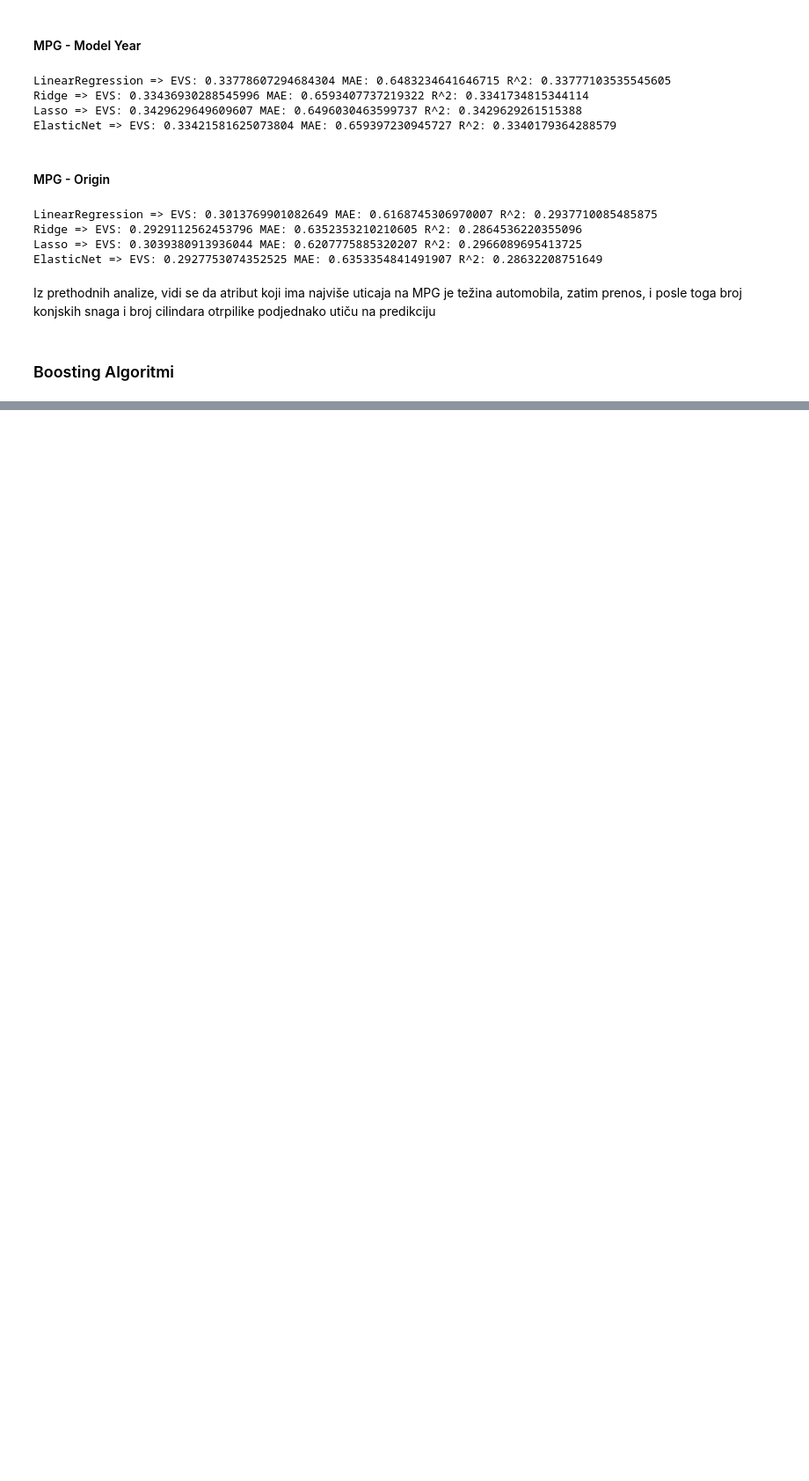
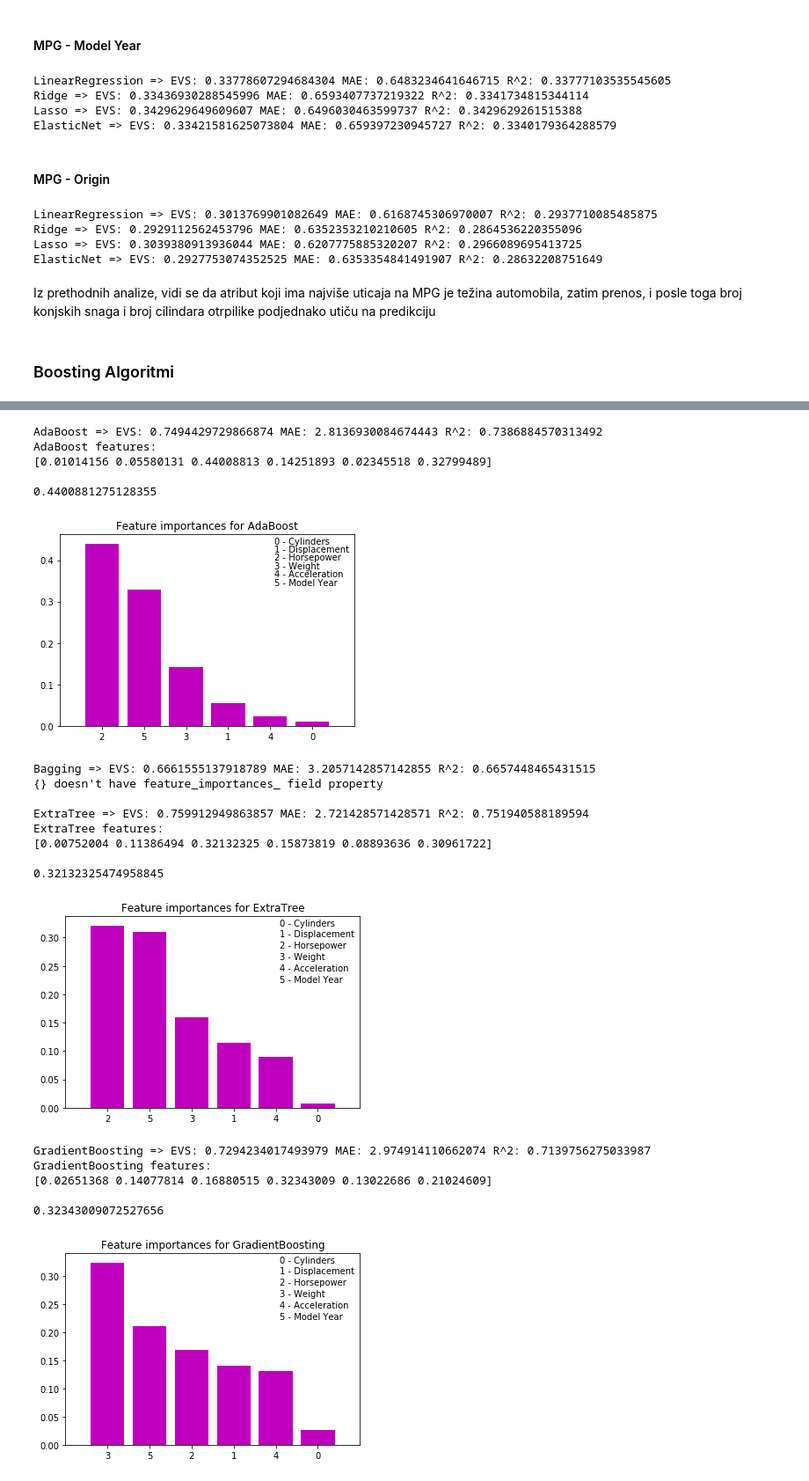
Before and after one commit to aleksandarskrbic/car-economy-ori, a Jupyter notebook: ori_notebook.ipynb, the cells around one changed output, grey strips where cells are left out. Shown at 88% size. Drawn from its saved outputs; the diff is of its cells as text; code cells hidden in the pictures; blank space fills up the shorter version.

```diff
--- a/ori_notebook.ipynb
+++ b/ori_notebook.ipynb
@@ -645,0 +755,46 @@ Za **RandomForest** algoritam najvažniji atributi su: prenos, broj konjskih sna
+# %%
+europe = df.loc[df['origin'] == 2]
+
+X = europe.iloc[:, 1 : 7].values.astype('float64')
+y = europe.iloc[:, 0].values.astype('float64')
+
+X_train, X_test, y_train, y_test = train_test_split(X, y, test_size=0.3, random_state=42)
+
+for name, model in models:
+    model.fit(X_train, y_train)
+    predictions = model.predict(X_test)
+
+    r_sqared = stats.get_r_squared(y_test, predictions)
+    score = explained_variance_score(y_test, predictions)
+    mae = mean_absolute_error(predictions, y_test)
+
+    msg = "{} => EVS: {} MAE: {} R^2: {}".format(name, score, mae, r_sqared)
+    print(msg)
+
+    if hasattr(model, 'feature_importances_'):
+        print("{} features:\n{}\n".format(name, model.feature_importances_))
+        get_feature_importance_plot_origin(model, name)
+    else:
+        print("{} doesn't have feature_importances_ field property\n")
+# %% [output]
+AdaBoost => EVS: 0.7494429729866874 MAE: 2.8136930084674443 R^2: 0.7386884570313492
+AdaBoost features:
+[0.01014156 0.05580131 0.44008813 0.14251893 0.02345518 0.32799489]
+
+0.4400881275128355
+[figure, added]
+Bagging => EVS: 0.6661555137918789 MAE: 3.2057142857142855 R^2: 0.6657448465431515
+{} doesn't have feature_importances_ field property
+
+ExtraTree => EVS: 0.759912949863857 MAE: 2.721428571428571 R^2: 0.751940588189594
+ExtraTree features:
+[0.00752004 0.11386494 0.32132325 0.15873819 0.08893636 0.30961722]
+
+0.32132325474958845
+[figure, added]
+GradientBoosting => EVS: 0.7294234017493979 MAE: 2.974914110662074 R^2: 0.7139756275033987
+GradientBoosting features:
+[0.02651368 0.14077814 0.16880515 0.32343009 0.13022686 0.21024609]
+
+0.32343009072527656
+[figure, added]
```
Also changed, not shown: parts of 19 cells of this notebook.
